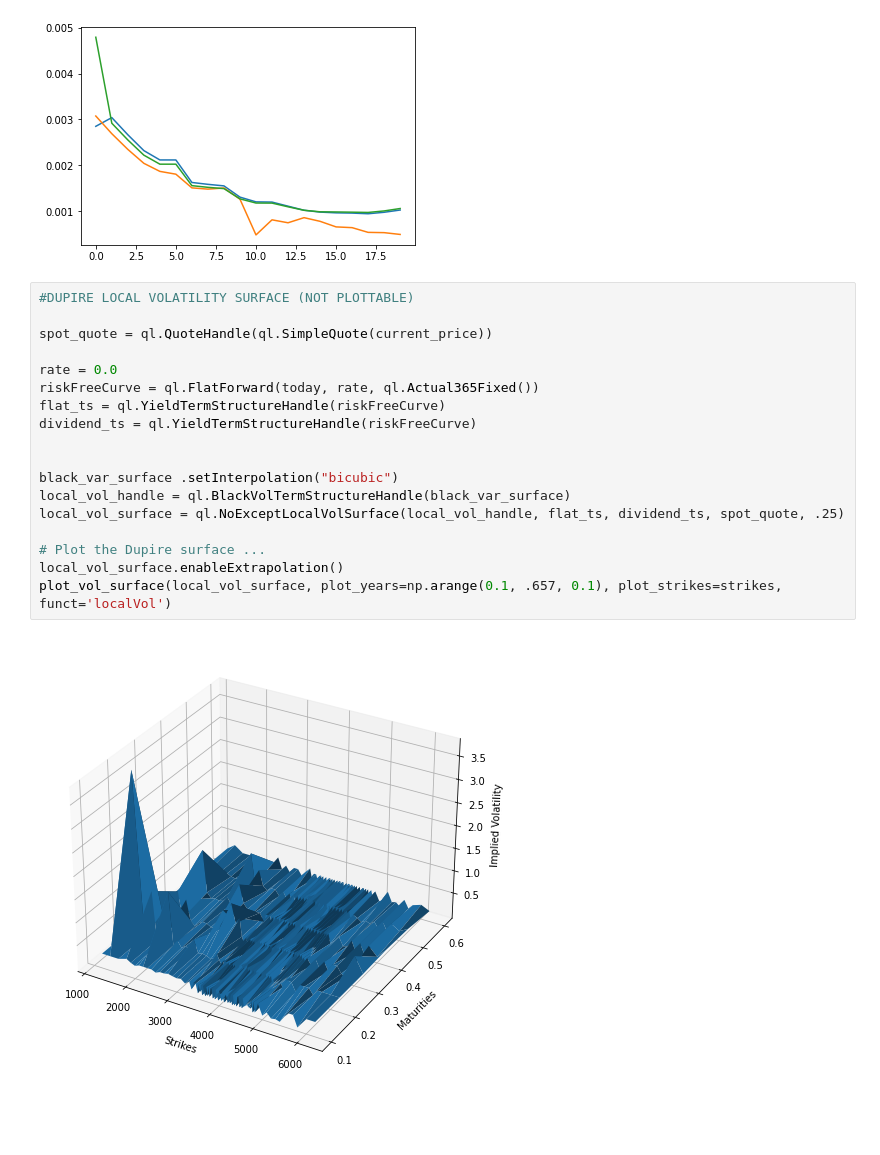
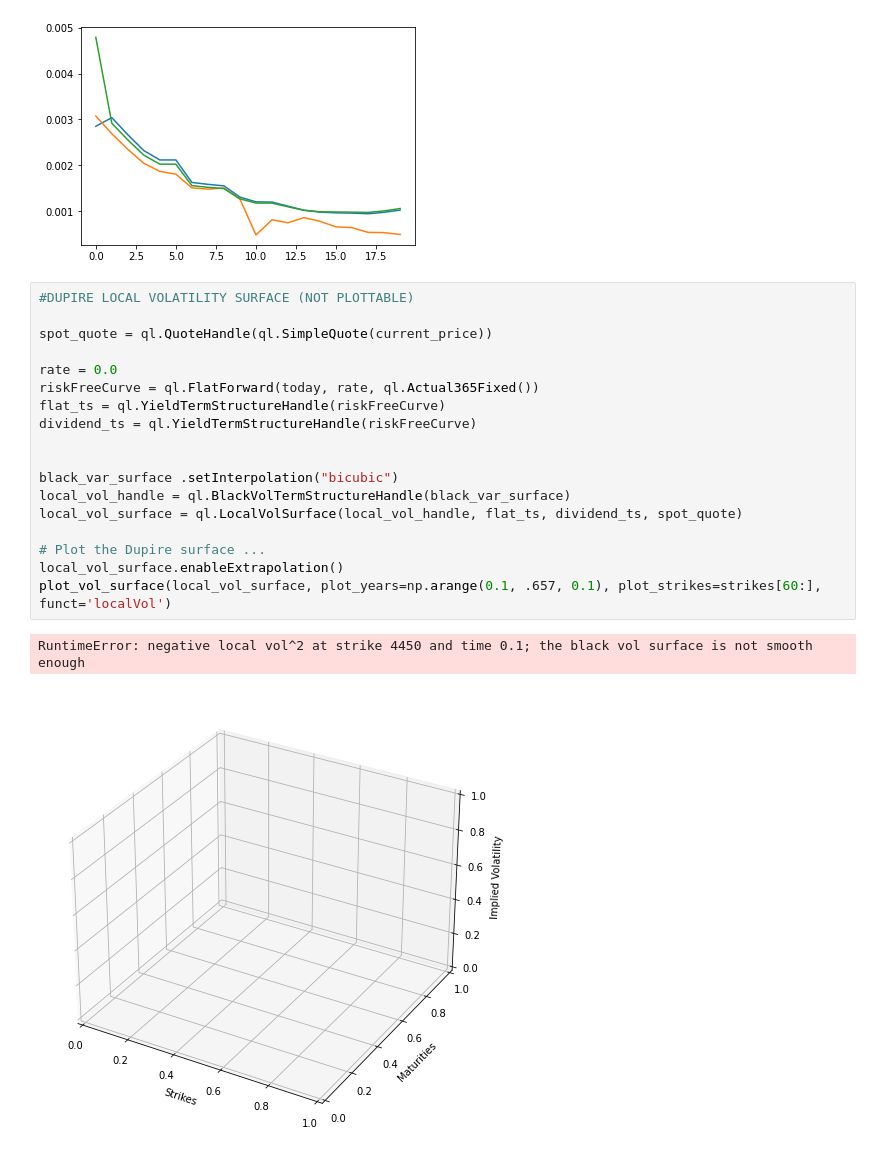
Before and after one commit to lucasomigli/SABR-volatility-models, a Jupyter notebook: ql_model.ipynb, the cells around one changed output. Drawn from its saved outputs; the diff is of its cells as text; blank space fills up the shorter version.

```diff
--- a/ql_model.ipynb
+++ b/ql_model.ipynb
@@ -270,21 +270,22 @@ plt.plot(method3["e"])
 # %%
 #DUPIRE LOCAL VOLATILITY SURFACE (NOT PLOTTABLE)
 
 spot_quote = ql.QuoteHandle(ql.SimpleQuote(current_price))
 
 rate = 0.0
 riskFreeCurve = ql.FlatForward(today, rate, ql.Actual365Fixed())
 flat_ts = ql.YieldTermStructureHandle(riskFreeCurve)
 dividend_ts = ql.YieldTermStructureHandle(riskFreeCurve)
 
 
 black_var_surface .setInterpolation("bicubic")
 local_vol_handle = ql.BlackVolTermStructureHandle(black_var_surface)
-local_vol_surface = ql.NoExceptLocalVolSurface(local_vol_handle, flat_ts, dividend_ts, spot_quote, .25)
+local_vol_surface = ql.LocalVolSurface(local_vol_handle, flat_ts, dividend_ts, spot_quote)
 
 # Plot the Dupire surface ...
 local_vol_surface.enableExtrapolation()
-plot_vol_surface(local_vol_surface, plot_years=np.arange(0.1, .657, 0.1), plot_strikes=strikes, funct='localVol')
+plot_vol_surface(local_vol_surface, plot_years=np.arange(0.1, .657, 0.1), plot_strikes=strikes[60:], funct='localVol')
 # %% [output]
+RuntimeError: negative local vol^2 at strike 4450 and time 0.1; the black vol surface is not smooth enough
-[figure, old version]
+[figure, new version]
 # %%
```
Also changed, not shown: parts of 5 cells of this notebook.
